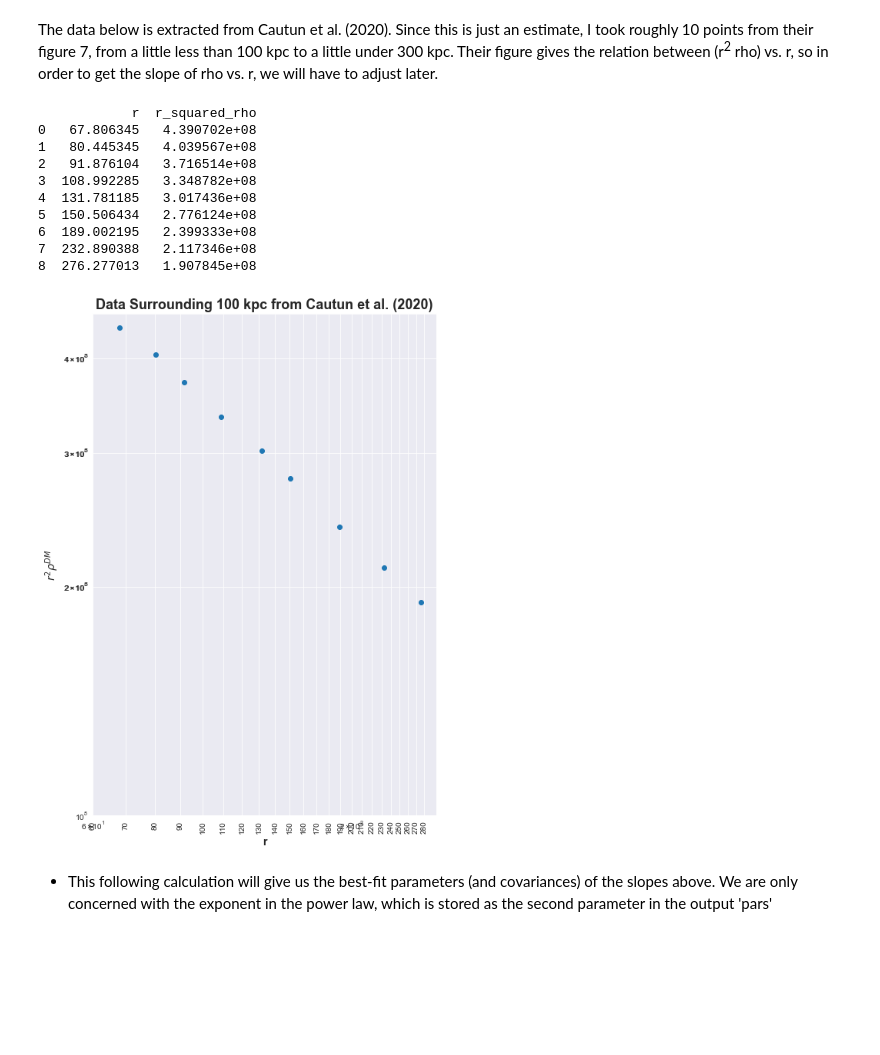
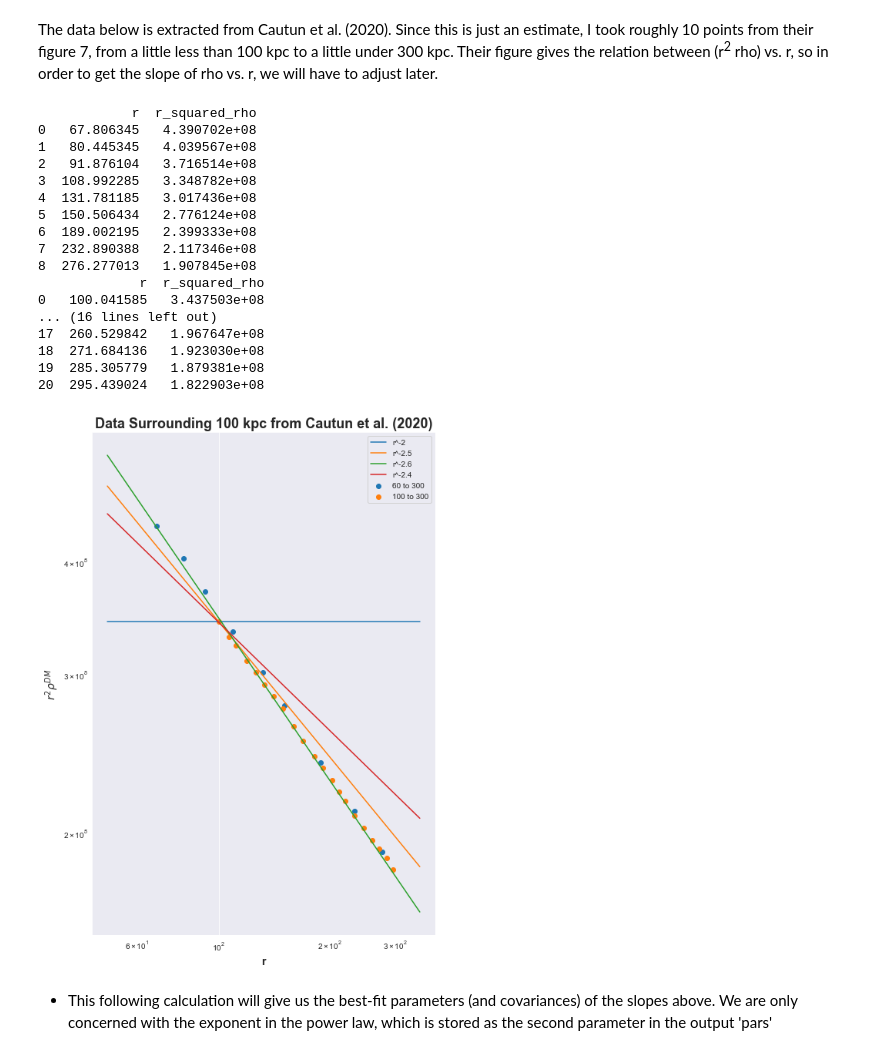
Before and after one commit to m4ese/intraClusterLight, a Jupyter notebook: NFW_slope_estimate.ipynb, the cells around one changed output. Cells and saved outputs as stored; diff of their text form; code cells hidden in the pictures; blank space fills up the shorter version.

Commit message:
added slope estimate closer to 100

```diff
--- a/NFW_slope_estimate.ipynb
+++ b/NFW_slope_estimate.ipynb
@@ -11,9 +11,13 @@ import pandas as pd
 # %% [markdown]
 The data below is extracted from Cautun et al. (2020). Since this is just an estimate, I took roughly 10 points from their figure 7, from a little less than 100 kpc to a little under 300 kpc. Their figure gives the relation between (r<sup>2</sup> rho) vs. r, so in order to get the slope of rho vs. r, we will have to adjust later.
 # %%
-df = pd.read_csv('~/Desktop/NFW_slope_estimate.csv',header = None, names = ['r', 'r_squared_rho'])
+df = pd.read_csv('~/Desktop/Intra-Cluster-Light/Data/NFW_slope_estimate.csv',header = None, names = ['r', 'r_squared_rho'])
 df = df.rename(columns = {'0' : 'r','1' : r'$r^2 \rho^{DM}$'})
+
+df2 = pd.read_csv('~/Desktop/Intra-Cluster-Light/Data/nfw_100_to_300.csv',header = None, names = ['r', 'r_squared_rho'])
+df2 = df2.rename(columns = {'0' : 'r','1' : r'$r^2 \rho^{DM}$'})
 print(df)
+print(df2)
 # %% [output]
             r  r_squared_rho
 0   67.806345   4.390702e+08
@@ -25,39 +29,87 @@ print(df)
 6  189.002195   2.399333e+08
 7  232.890388   2.117346e+08
 8  276.277013   1.907845e+08
+             r  r_squared_rho
+0   100.041585   3.437503e+08
+... (16 lines left out)
+17  260.529842   1.967647e+08
+18  271.684136   1.923030e+08
+19  285.305779   1.879381e+08
+20  295.439024   1.822903e+08
 # %%
 # Function to calculate the power-law with constants a and b
 def power_law(x, a, b):
     return a*np.power(x, b)
+
+def slope_rsquared(x,a):
+    return power_law(x,a,0)
+
+def slope_r_twopointfive(x,a):
+    return power_law(x,a,-0.5)
+
+def slope_r_twopointsix(x,a):
+    return power_law(x,a,-0.6)
+
+def slope_r_twopointfour(x,a):
+    return power_law(x,a,-0.4)
 # %%
 from scipy.optimize import curve_fit
 import seaborn as sns
 
 sns.set_style('darkgrid')
 
+xs = np.linspace(start = 50,stop = 350,num = 100)
+
+#r squared
+ar = 3.438e08
+yr2 = slope_rsquared(xs,ar)
+
+#r^-2.5
+yr25 = slope_r_twopointfive(xs,ar*10)
+
+#r^-2.6
+yr26 = slope_r_twopointsix(xs,ar*16)
+
+#r^-2.4
+yr24 = slope_r_twopointfour(xs,ar*6.3)
+
+
 fig,ax = plt.subplots(figsize = (8,12))
+
 
 x = df.r
 y = df.r_squared_rho
 
-plt.scatter(x,y)
+x2 = df2.r
+y2 = df2.r_squared_rho
+
+plt.scatter(x,y, label = '60 to 300')
+plt.scatter(x2,y2,label = '100 to 300')
+
+plt.plot(xs,yr2,label = 'r^-2')
+plt.plot(xs,yr25, label = 'r^-2.5')
+plt.plot(xs,yr26, label = 'r^-2.6')
+plt.plot(xs,yr24,label = 'r^-2.4')
 
 ax.set_xscale('log',basex = 10)
 ax.set_yscale('log',basey = 10)
 
 ax.set_ylabel(r'$r^2 \rho^{DM}$',fontsize = 14,fontweight = 'bold')
 ax.set_xlabel('r',fontsize = 14, fontweight ='bold')
 ax.set_title('Data Surrounding 100 kpc from Cautun et al. (2020)',fontsize = 18,fontweight = 'bold')
 
-xticks = [60,70,80,90,100,110,120,130,140,150,160,170,180,190,200,210,220,230,240,250,260,270,280]
-ax.set_xticks(xticks)
-ax.set_xticklabels([str(tick) for tick in xticks],rotation = 90,fontsize = 10)
+#xticks = [60,70,80,90,100,110,120,130,140,150,160,170,180,190,200,210,220,230,240,250,260,270,280]
+#ax.set_xticks(xticks)
+#ax.set_xticklabels([str(tick) for tick in xticks],rotation = 90,fontsize = 10)
 
-yticks = range(100000000,500000000,100000000)
-ax.set_yticks(yticks)
-ax.get_xaxis().set_major_formatter(mpl.ticker.ScalarFormatter())
+#yticks = range(100000000,500000000,100000000)
+#ax.set_yticks(yticks)
+#ax.get_xaxis().set_major_formatter(mpl.ticker.ScalarFormatter())
+
+plt.legend()
+plt.show()
 # %% [output]
-[figure, old version]
+[figure, new version]
 # %% [markdown]
 * This following calculation will give us the best-fit parameters (and covariances) of the slopes above. We are only concerned with the exponent in the power law, which is stored as the second parameter in the output 'pars'
 # %%
```
Also changed, not shown: parts of 5 cells of this notebook, 2 other files.
